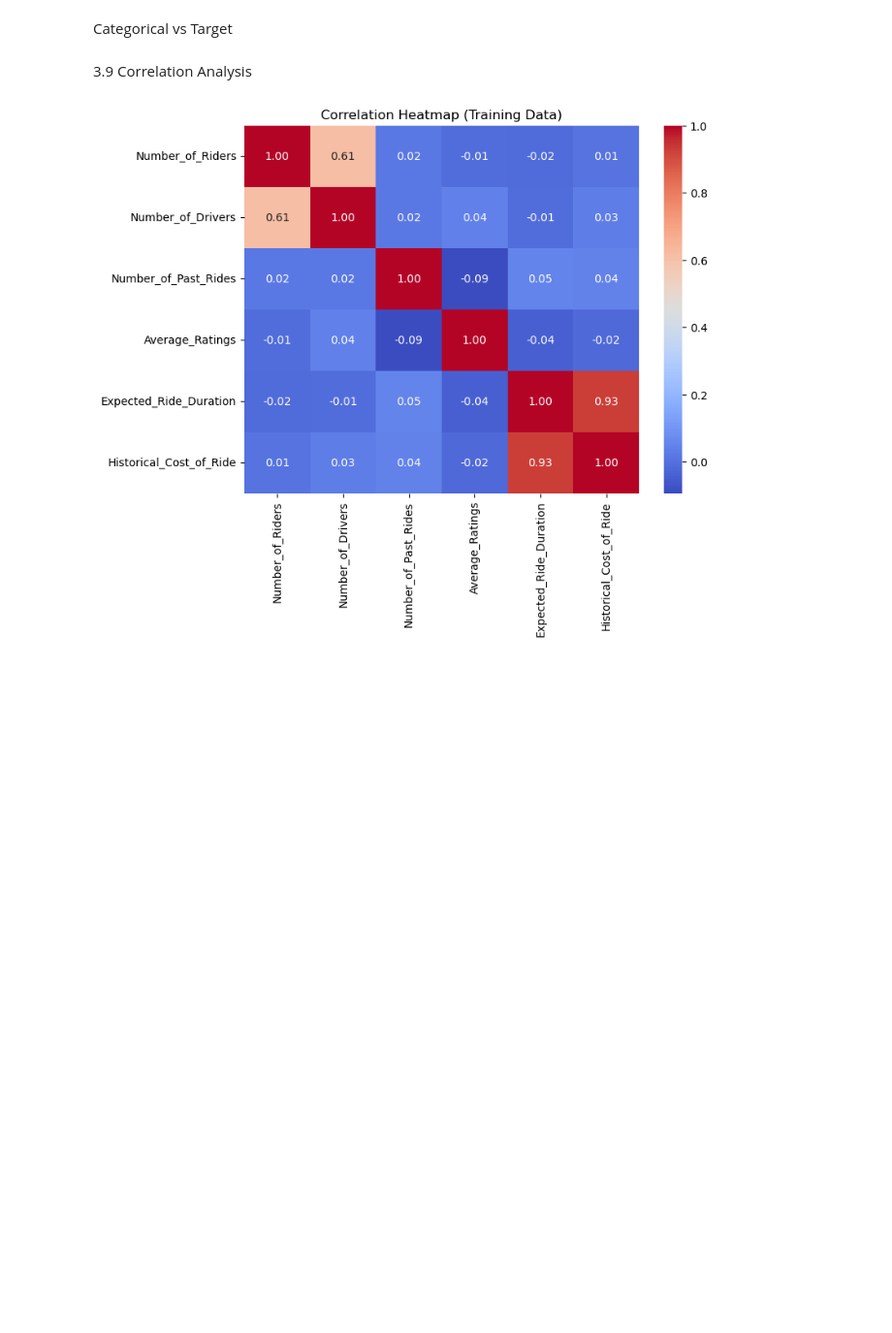
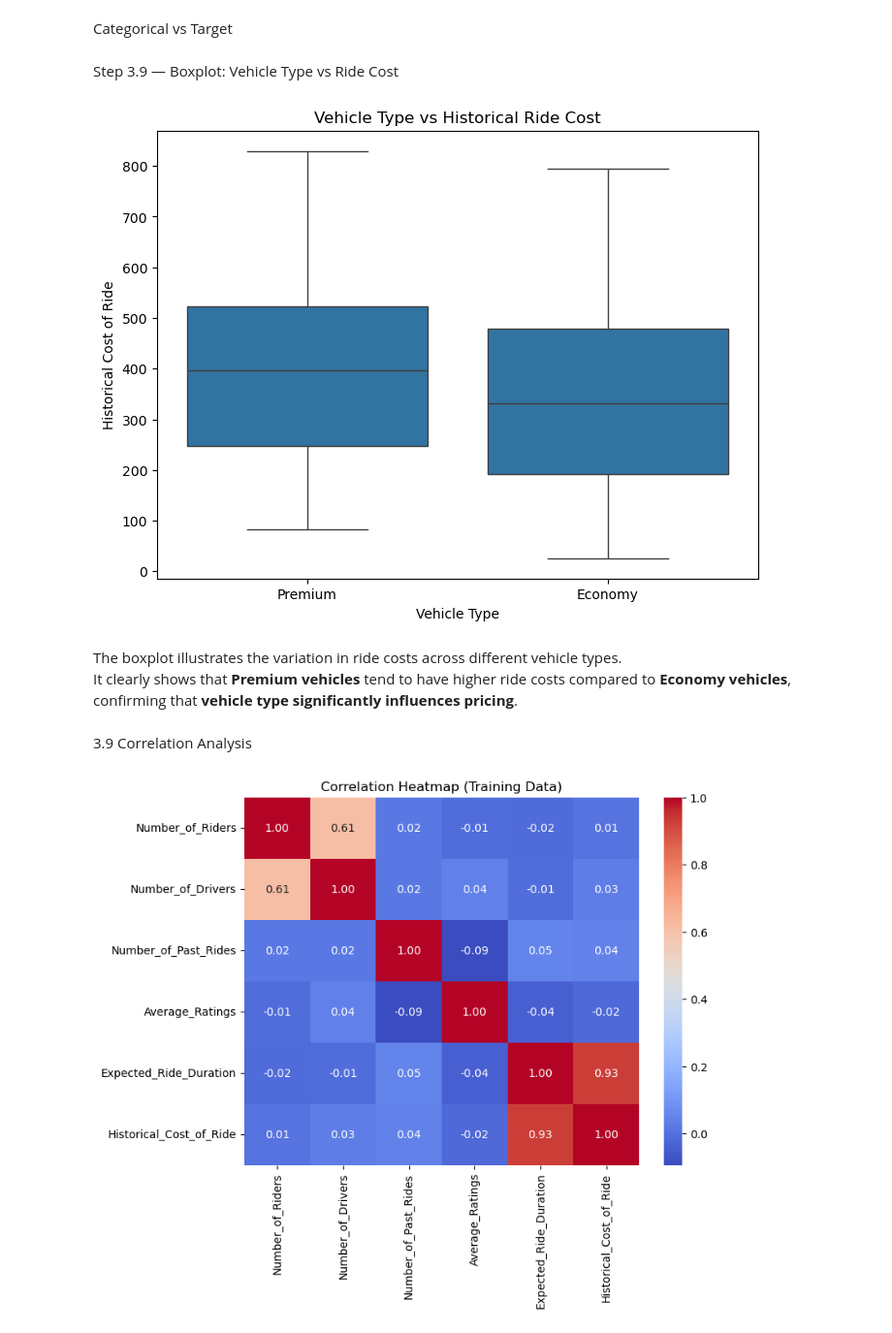
Before and after one commit to ashokaw/Dynamic_pricing, a Jupyter notebook: Interim_diss.ipynb, the cells around one changed output. Shown at 97% size. Drawn from its saved outputs; the diff is of its cells as text; code cells hidden in the pictures; blank space fills up the shorter version.

```diff
--- a/Interim_diss.ipynb
+++ b/Interim_diss.ipynb
@@ -437,5 +485,24 @@ for col in num_cols:
 # %% [markdown]
 Categorical vs Target
+# %% [markdown]
+Step 3.9  — Boxplot: Vehicle Type vs Ride Cost
+# %%
+# Example: Boxplot for Vehicle Type vs Cost
+import matplotlib.pyplot as plt
+import seaborn as sns
+
+plt.figure(figsize=(8, 6))
+sns.boxplot(data=train_df, x='Vehicle_Type', y='Historical_Cost_of_Ride')
+plt.title('Vehicle Type vs Historical Ride Cost')
+plt.xlabel('Vehicle Type')
+plt.ylabel('Historical Cost of Ride')
+plt.show()
+# %% [output]
+[figure, added]
+# %% [markdown]
+The boxplot illustrates the variation in ride costs across different vehicle types.
+It clearly shows that **Premium vehicles** tend to have higher ride costs compared to **Economy vehicles**,
+confirming that **vehicle type significantly influences pricing**.
 # %% [markdown]
 3.9 Correlation Analysis
 # %%
```
Also changed, not shown: parts of 6 cells of this notebook.
